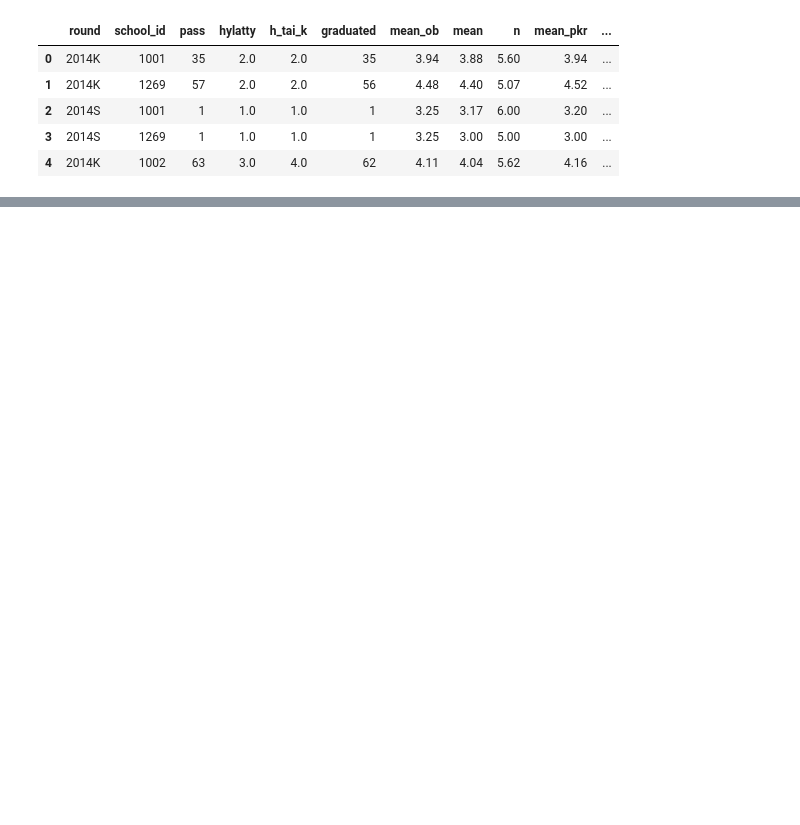
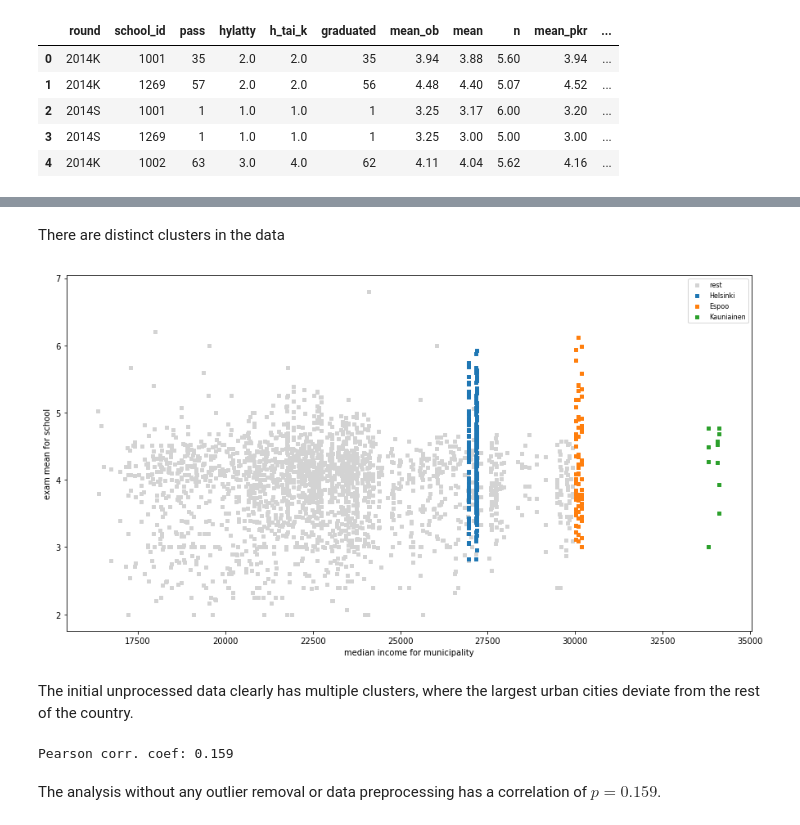
Before and after one commit to gamgi/BDA-project, a Jupyter notebook: study.ipynb, the cells around one changed output, grey strips where cells are left out. Saved outputs shown, nothing was run; the diff lists cells and outputs as text; code cells hidden in the pictures; blank space fills up the shorter version.

Commit message:
Initial data analysis

```diff
--- a/study.ipynb
+++ b/study.ipynb
@@ -66,0 +98,52 @@ df_all.head()
+# %% [markdown]
+There are distinct clusters in the data
+# %%
+def plot_municipality(
+        df,
+        x_variable="taxable income, median",
+        y_variable="mean",
+        xlabel='median income for municipality',
+        ylabel='exam mean for school',
+        min_n=1,
+        selected_classes=None):
+    """Plot scatterplot hilighting certain selected_classes"""
+    class_variable = 'municipality'
+    if selected_classes == None:
+        df_sorted_unique = df_all.drop_duplicates(subset="municipality").nlargest(20, "taxable income, median")
+        # Apply min_n condition
+        df_sorted_unique = df_sorted_unique[(df_sorted_unique['pass'] >= min_n)]
+        selected_classes = np.unique(df_sorted_unique[[class_variable]].values.flatten())
+    fig, ax = plt.subplots(figsize=(15, 8))
+
+    # Plot rest
+    # Filter non-selected variables, with n_min conditon
+    d = df[(~df[class_variable].isin(selected_classes)) & (df['pass'] >= min_n)]
+    x = d.loc[:, x_variable].values
+    y = d.loc[:, y_variable].values
+    ax.scatter(x, y, 10, marker=',', label='rest',c='lightgray')
+
+    # Plot selected
+    for i, c in enumerate(selected_classes):
+        # Filter selected variables, with n_min conditon
+        d = df.loc[(df[class_variable] == c) & (df['pass'] >= min_n)]
+        x = d.loc[:, x_variable].values
+        y = d.loc[:, y_variable].values
+        ax.scatter(x, y, 10, marker=',', label=c)
+    ax.set_xlabel(xlabel)
+    ax.set_ylabel(ylabel)
+    plt.legend(loc=1, prop={'size': 8})
+    plt.show()
+
+#plot_municipality(df_all)
+plot_municipality(df_all, selected_classes=['Helsinki', 'Espoo', 'Kauniainen'])
+# %% [output]
+[figure, added]
+# %% [markdown]
+The initial unprocessed data clearly has multiple clusters, where the largest urban cities deviate from the rest of the country.
+# %%
+p = df_centered['mean'].corr(df_centered['taxable income, mean'])
+print("Pearson corr. coef:",round(p, 3))
+# %% [output]
+Pearson corr. coef: 0.159
+# %% [markdown]
+The analysis without any outlier removal or data preprocessing has a correlation of $p=0.159$.
```
Also changed, not shown: parts of 13 cells of this notebook.
